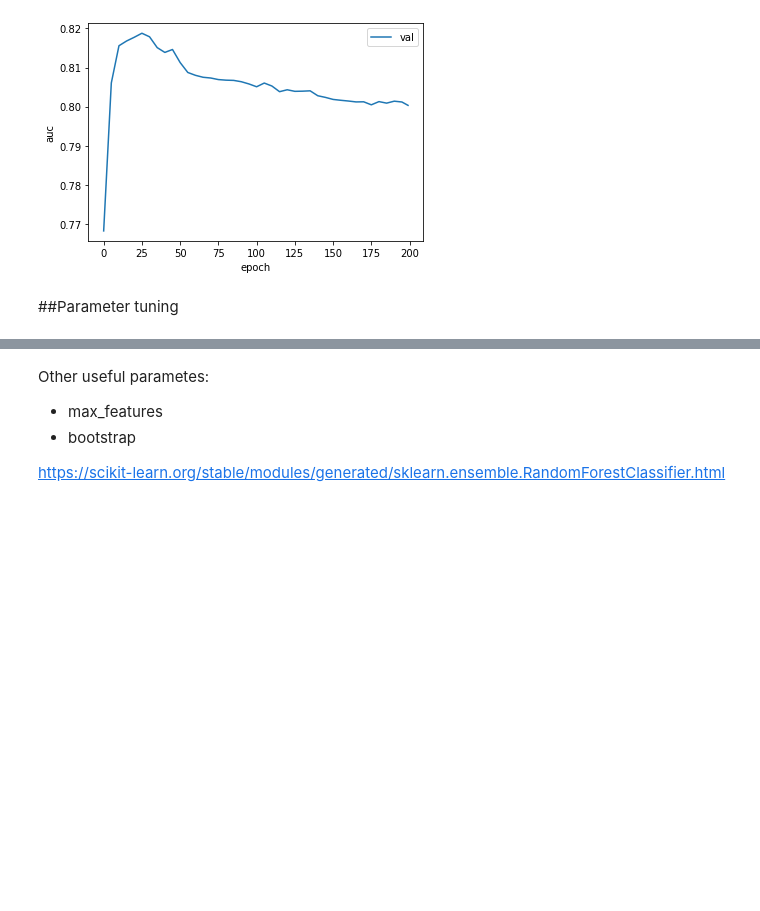
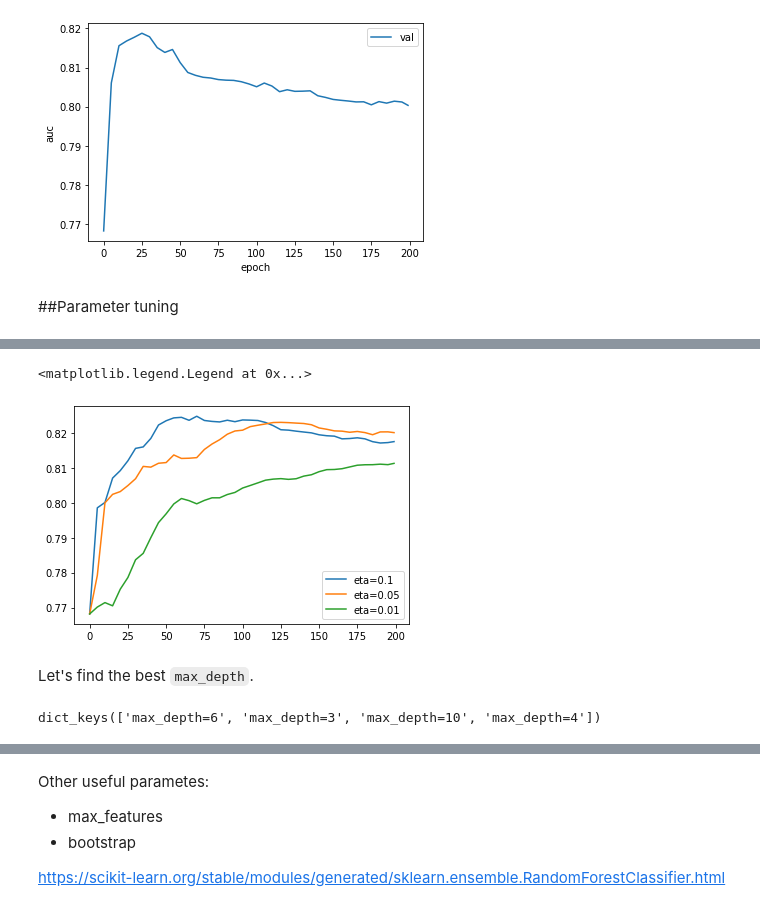
Before and after one commit to rahiakela/machine-learning-research-and-practice, a Jupyter notebook: machine-learning-bookcamp/6-ensemble-learning/03_credit_risk_scoring_using_xgboost.ipynb, the cells around one changed output, grey strips where cells are left out. Cells and saved outputs as stored; diff of their text form; code cells hidden in the pictures; blank space fills up the shorter version.

```diff
--- a/machine-learning-bookcamp/6-ensemble-learning/03_credit_risk_scoring_using_xgboost.ipynb
+++ b/machine-learning-bookcamp/6-ensemble-learning/03_credit_risk_scoring_using_xgboost.ipynb
@@ -446,0 +440,12 @@ print(auc)
+# %%
+etas = ['eta=0.1', 'eta=0.05', 'eta=0.01']
+
+for eta in etas:
+  df_score = scores[eta]
+  plt.plot(df_score.num_iter, df_score.val_auc, label=eta)
+plt.legend()
+# %% [output]
+<matplotlib.legend.Legend at 0x...>
+[figure, added]
+# %% [markdown]
+Let's find the best `max_depth`.
@@ -446,0 +475,4 @@ print(auc)
+# %%
+scores.keys()
+# %% [output]
+dict_keys(['max_depth=6', 'max_depth=3', 'max_depth=10', 'max_depth=4'])
```
Also changed, not shown: parts of 26 cells of this notebook.
